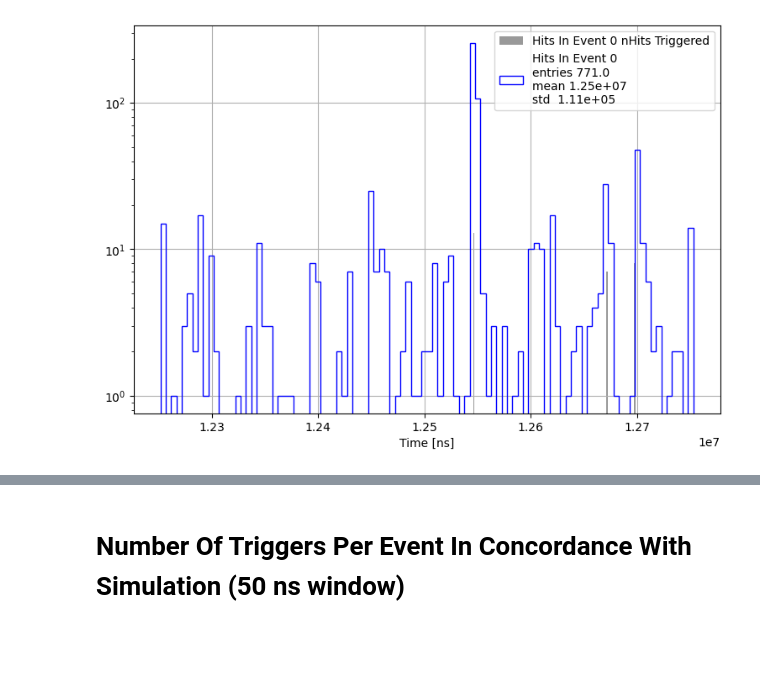
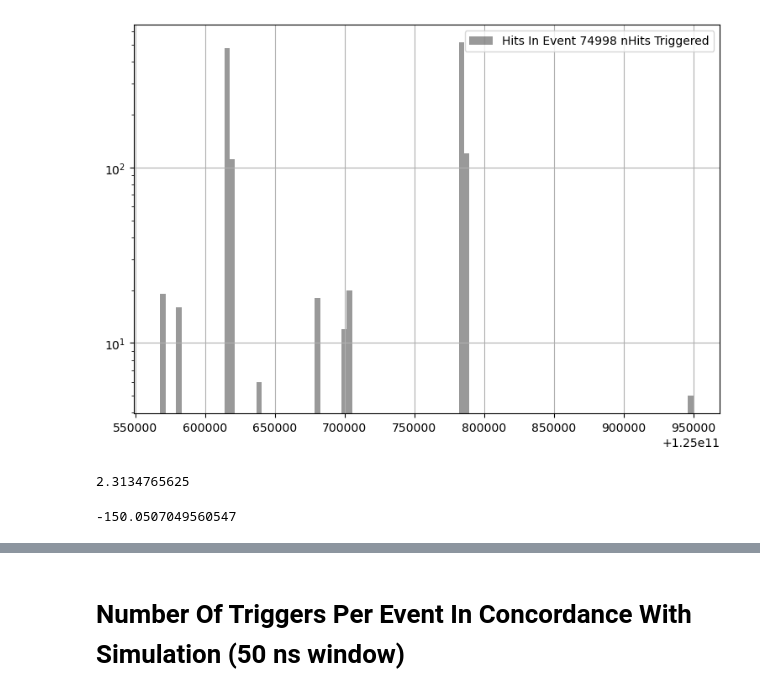
Before and after one commit to DiegoCostas97/nHits_trigger, a Jupyter notebook: NB/nHits.ipynb, the cells around one changed output, grey strips where cells are left out. Cells and saved outputs as stored; diff of their text form; code cells hidden in the pictures; blank space fills up the shorter version.

```diff
--- a/NB/nHits.ipynb
+++ b/NB/nHits.ipynb
@@ -28,7 +31,7 @@ run  = 1726 # Ball in the center
 data = load_concatenated(outdir=f"/eos/home-d/dcostasr/SWAN_projects/NiCf/offline_trigger/tmp_parquet/{run}")
 # %%
 # =============== MASK OUT CARDS 130-132 ===================
-run_cards, run_channels, run_slots, run_positions, run_times, run_events, run_charges = read_parquet(data, mask=True)
+run_cards, run_channels, run_slots, run_positions, run_times, run_events, run_charges, run_window_times = read_parquet(data, mask=True)
 # %%
 hit_times = ak.sort(run_times)
 # %%
@@ -146,0 +41,2 @@ for event in tqdm(range(nevents), total=nevents):
+# %%
+hit_times = hit_times[~(run_window_times % 2**26 < 1e7)]
@@ -147,2 +45,2 @@ for event in tqdm(range(nevents), total=nevents):
 # %%
-triggered_hits_index = nHits(hit_times, w=50, t=5, pre_window=50, post_window=50, jump=15000)
+triggered_hits_index = nHits(hit_times, w=50, thresh_min=5, thresh_max=50, pre_window=50, post_window=50, jump=100)
@@ -149,12 +67,20 @@ triggered_hits_index = nHits(hit_times, w=50, t=5, pre_window=50, post_window=50
 # %%
 # Some Plots
-event = 0
-triggered_hits = np.concatenate(triggered_hits_index[event])
+event = 74998
+triggered_hits = np.concatenate(triggered_hits_index.get(event))
 
 fig = plt.figure(figsize=(9,6))
 pltext.hist(hit_times[event][triggered_hits], 100, ylog=True,
             stats=False, label=f"Hits In Event {event} nHits Triggered", formate=".2e",
             histtype="stepfilled", alpha=0.4);
-pltext.hist(hit_times[event], 100, ylog=False, xylabels=("Time [ns]"), stats=True, label=f"Hits In Event {event}", formate=".2e");
+# pltext.hist(hit_times[event], 100, ylog=False, xylabels=("Time [ns]"), stats=True, label=f"Hits In Event {event}", formate=".2e");
 # %% [output]
-[figure, old version]
+[figure, new version]
+# %%
+hit_times[event][143] - hit_times[event][142]
+# %% [output]
+2.3134765625
+# %%
+hit_times[event][triggered_hits_index.get(event)[5]][-1] - hit_times[event][triggered_hits_index.get(event)[6]][0]
+# %% [output]
+-150.0507049560547
```
Also changed, not shown: parts of 38 cells of this notebook, 2 other files.
